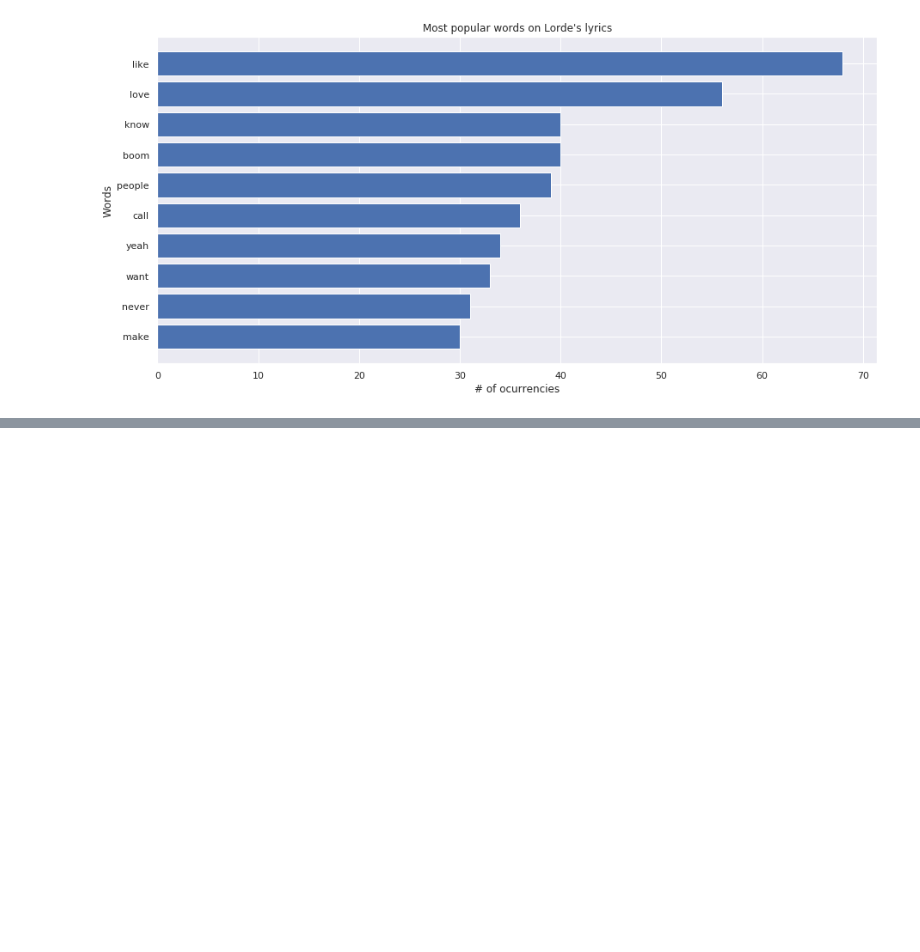
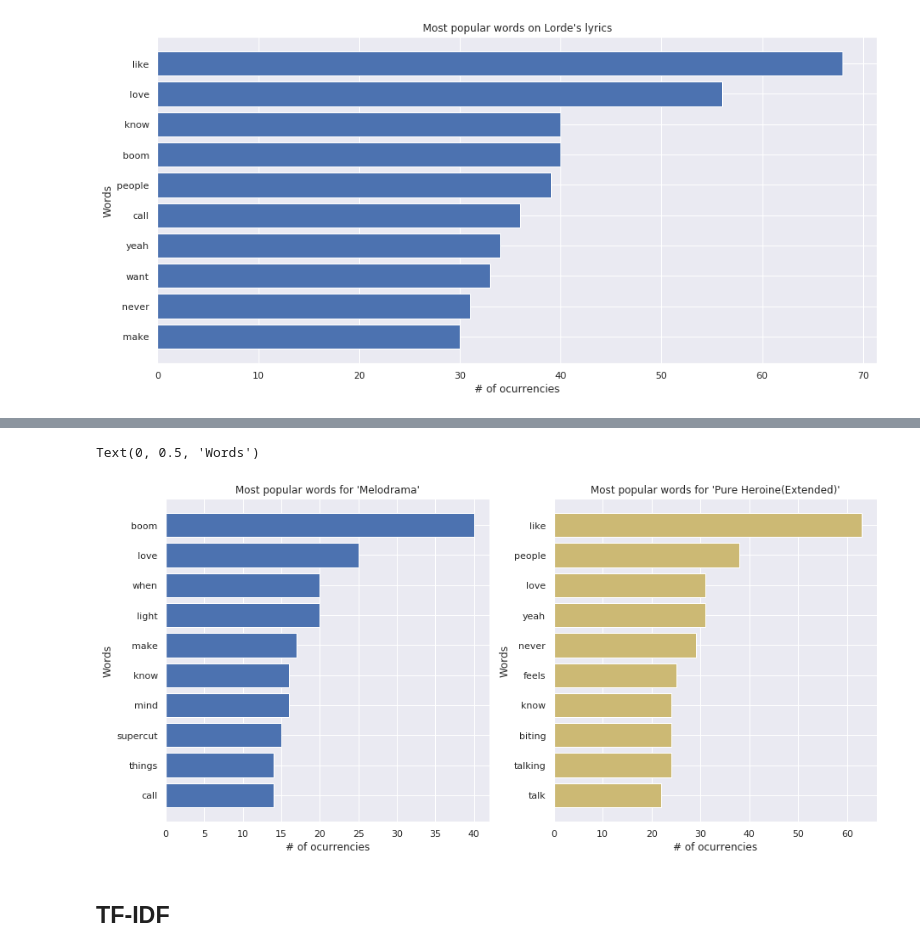
Before and after one commit to MatheusFreitag/Emotions-Melodramas, a Jupyter notebook: Untitled.ipynb, the cells around one changed output, grey strips where cells are left out. Cells and saved outputs as stored; diff of their text form; code cells hidden in the pictures; blank space fills up the shorter version.

```diff
--- a/Untitled.ipynb
+++ b/Untitled.ipynb
@@ -95,0 +106,45 @@ plt.show()
+# %%
+l_2017 = []
+for row in df[df['Ano'] == 2017].iterrows():
+    l_2017 += row[1]['Corpus'].split(' ')
+
+l_2013 = []
+for row in df[df['Ano'] == 2013].iterrows():
+    l_2013 += row[1]['Corpus'].split(' ')
+# %%
+for word in l_2017:
+    if word not in popular_words_2017.keys():
+        popular_words_2017[word] = 1
+    else:
+        popular_words_2017[word] += 1
+
+for word in l_2013:
+    if word not in popular_words_2013.keys():
+        popular_words_2013[word] = 1
+    else:
+        popular_words_2013[word] += 1
+# %%
+popular_words_2017_x = sorted(popular_words_2017, key=popular_words_2017.get, reverse=True)[:10][::-1]
+popular_words_2013_x = sorted(popular_words_2013, key=popular_words_2013.get, reverse=True)[:10][::-1]
+# %%
+popular_words_2017_y = [popular_words_2017.get(key) for key in sorted(popular_words_2017, key=popular_words_2017.get, reverse=True)[:10]][::-1]
+popular_words_2013_y = [popular_words_2013.get(key) for key in sorted(popular_words_2013, key=popular_words_2013.get, reverse=True)[:10]][::-1]
+# %%
+figure(figsize=(15,7))
+
+plt.subplot(1, 2, 1)
+plt.barh(popular_words_2017_x, popular_words_2017_y)
+plt.title("Most popular words for 'Melodrama'")
+plt.xlabel('# of ocurrencies')
+plt.ylabel('Words')
+
+plt.subplot(1, 2, 2)
+plt.barh(popular_words_2013_x, popular_words_2013_y, color='y')
+plt.title("Most popular words for 'Pure Heroine(Extended)'")
+plt.xlabel('# of ocurrencies')
+plt.ylabel('Words')
+# %% [output]
+Text(0, 0.5, 'Words')
+[figure, added]
+# %% [markdown]
+## TF-IDF
```
Also changed, not shown: parts of 19 cells of this notebook, 1 other file.
